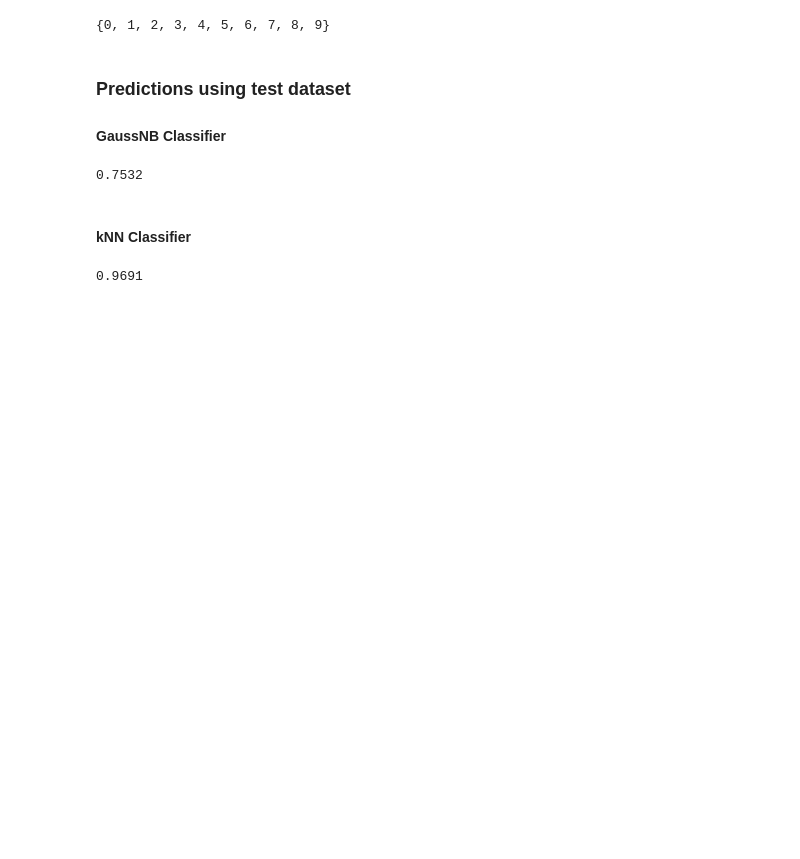
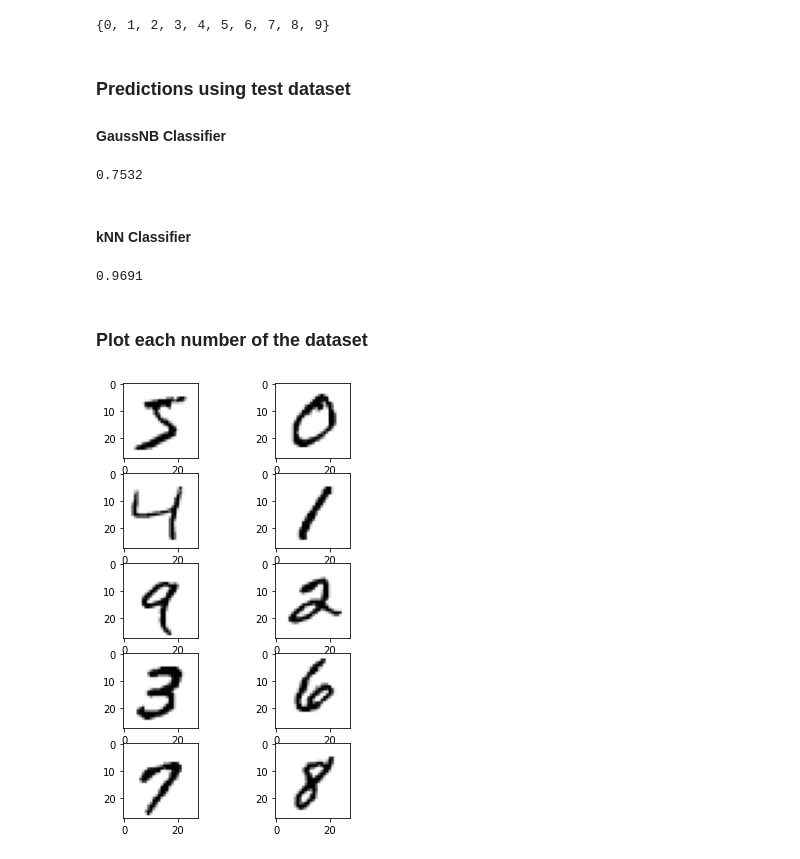
Before and after one commit to valdolab/DS-ML_Projects, a Jupyter notebook: Assignment2_Bayesian_Inference.ipynb, the cells around one changed output. Saved outputs shown, nothing was run; the diff lists cells and outputs as text; code cells hidden in the pictures; blank space fills up the shorter version.

Commit message:
Classification MNIST dataset using kNN and Naive Bayes

```diff
--- a/Assignment2_Bayesian_Inference.ipynb
+++ b/Assignment2_Bayesian_Inference.ipynb
@@ -226,3 +226,25 @@ y_hat_test = knn_model.predict(x_test, k)
 accuracy(y_hat_test, y_test)
 # %% [output]
 0.9691
+# %% [markdown]
+### Plot each number of the dataset
+# %%
+#find all the examples of the dataset
+indexs = []
+numbers = []
+for i in range(len(y)):
+  if y[i] not in numbers:
+    numbers.append(y[i])
+    indexs.append(i)
+
+x_plot = x.reshape(-1, 28, 28)
+
+#print each number in a same plot
+fig = plt.figure(figsize=(5, 8))
+for i in range(len(indexs)):
+  fig.add_subplot(5, 2, i+1)
+  plt.imshow(x_plot[indexs[i]], cmap='Greys')
+
+plt.show()
+# %% [output]
+[figure, added]
```
Also changed, not shown: parts of 2 cells of this notebook.
